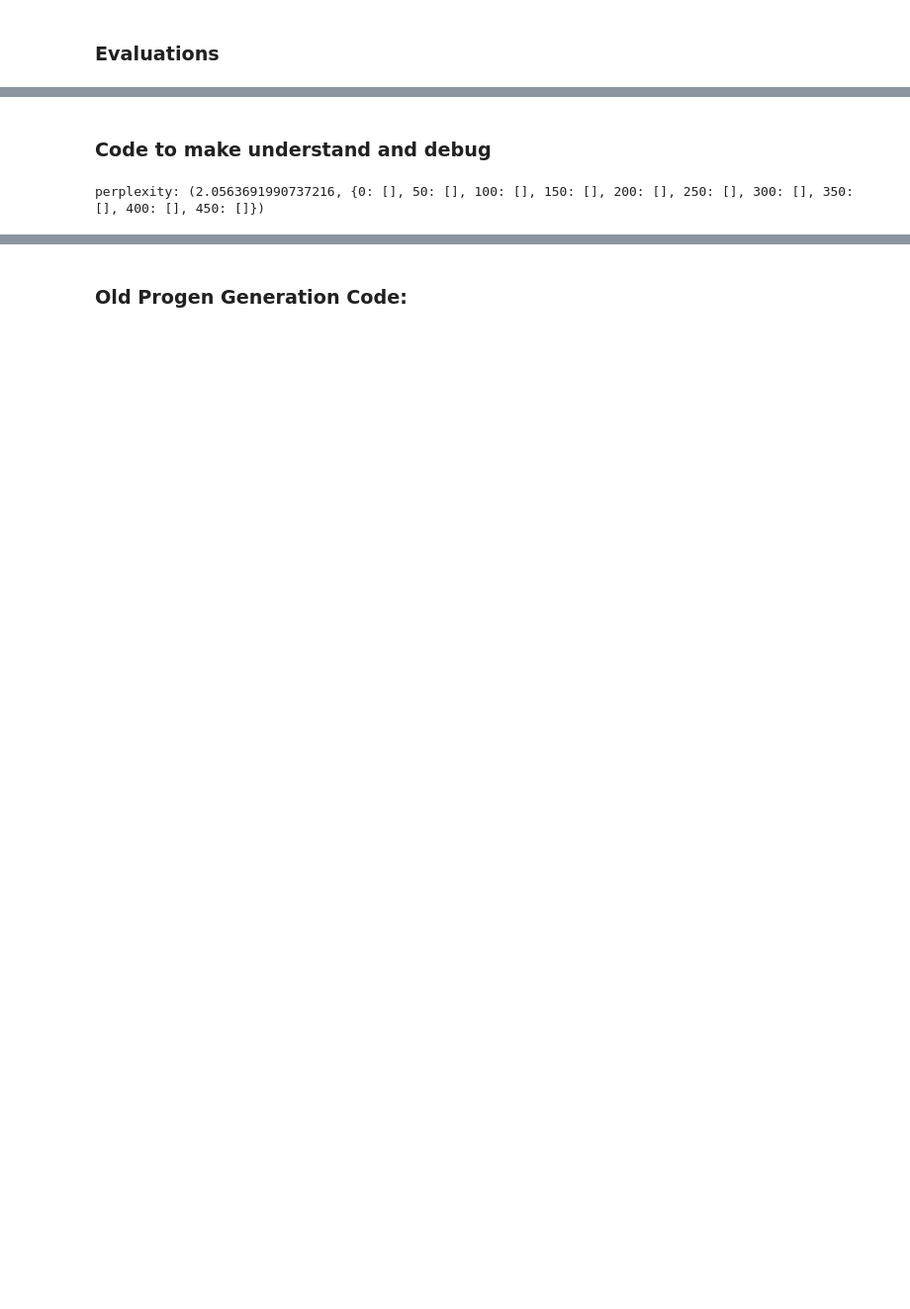
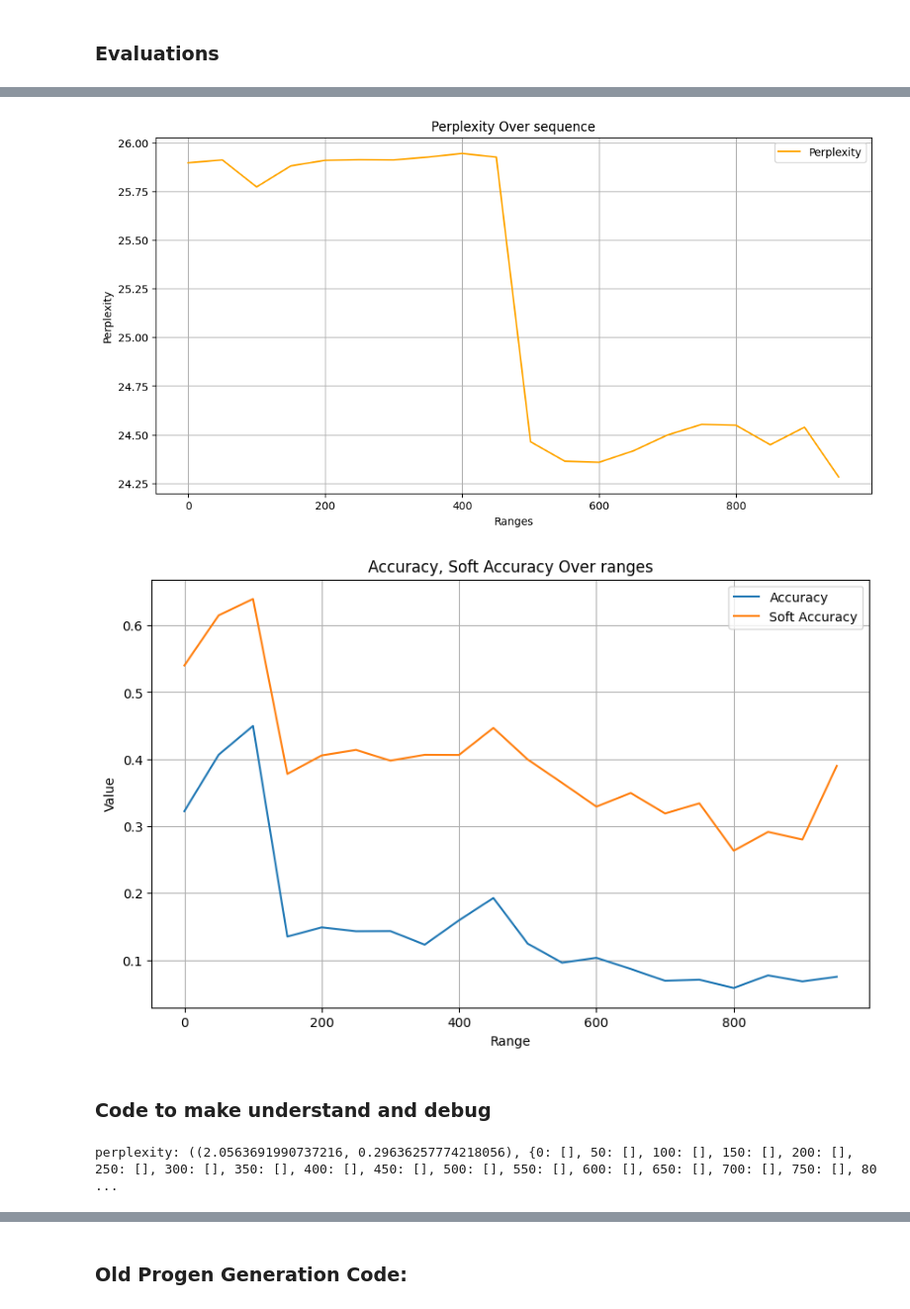
Before and after one commit to AnacletoLAB/Finenzyme, a Jupyter notebook: generation_example.ipynb, the cells around one changed output, grey strips where cells are left out. Shown at 99% size. Saved outputs shown, nothing was run; the diff lists cells and outputs as text; code cells hidden in the pictures; blank space fills up the shorter version.

```diff
--- a/generation_example.ipynb
+++ b/generation_example.ipynb
@@ -244,7 +268,7 @@ At each time step, we provide the true input sequence (+ 1 versus previous step)
 # %%
 
 def teacher_forcing_generation(input_sequence, tax_lineage, penalty, topk):
-    key_len = 0
+    # key_len = 0
     res = ""
     tokens_prob = []
     true_tokens_index_in_prob = []
@@ -372,6 +382,7 @@ ALERT: taxonomy id error for entry:  216597 , but lineage found.
 # %%
 # Create a directory named "ID_test_data" in the current working directory if it doesn't exist
-data_dir = "PF00959_test_data_no_kw_p_1.2_topk_3"
+data_dir = "PF00959_test_data_no_kw_p_1.2_topk_1_taxa_lineage_yes_new_taxa_conversion"
+query = "PF00959"
 os.makedirs(data_dir, exist_ok=True)
 
 # TODO, salvare tokens_prob e true_tokens_index_in_prob
@@ -438,7 +437,8 @@ def compute_all_hard_accuracies(true_sequences, predicted_sequences):
     assert num_seq == len(predicted_sequences)
     accuracy_all = []
     accuracy_dict = {0:[], 50:[], 100:[], 150:[], 200:[], 250:[], 300:[], 350:[], 400:[],
-                     450:[], 500:[], 550:[], 600:[], 650:[], 700:[], 750:[], 800:[], 850:[], 900:[]}
+                     450:[], 500:[], 550:[], 600:[], 650:[], 700:[], 750:[], 800:[], 850:[], 900:[],
+                     950:[], 1000:[], 1050:[], 1100:[], 1150:[], 1200:[], 1250:[], 1300:[], 1350:[], 1400:[], 1450:[], 1500:[]}
     for i in range(num_seq):
         sequence = true_sequences[i]
         predicted_sequence = predicted_sequences[i]
@@ -464,7 +464,8 @@ def compute_soft_accuracies(true_sequences, predicted_sequences, threshold = 0):
     assert num_seq == len(predicted_sequences)
     accuracy_all = []
     accuracy_dict = {0:[], 50:[], 100:[], 150:[], 200:[], 250:[], 300:[], 350:[],
-                     400:[], 450:[], 500:[], 550:[], 600:[], 650:[], 700:[], 750:[], 800:[], 850:[], 900:[]}
+                     400:[], 450:[], 500:[], 550:[], 600:[], 650:[], 700:[], 750:[], 800:[], 850:[], 900:[],
+                     950:[], 1000:[], 1050:[], 1100:[], 1150:[], 1200:[], 1250:[], 1300:[], 1350:[], 1400:[], 1450:[], 1500:[]}
     for i in range(num_seq):
         sequence = true_sequences[i]
         predicted_sequence = predicted_sequences[i]
@@ -513,7 +514,8 @@ def compute_perplexities(probs_all, indexes_all):
     assert num_seq == len(probs_all)
     perplexity_all = []
     perplexity_dict = {0:[], 50:[], 100:[], 150:[], 200:[], 250:[], 300:[], 350:[], 400:[],
-                       450:[], 500:[], 550:[], 600:[], 650:[], 700:[], 750:[], 800:[], 850:[], 900:[]}
+                       450:[], 500:[], 550:[], 600:[], 650:[], 700:[], 750:[], 800:[], 850:[],
+                       900:[], 950:[], 1000:[], 1050:[], 1100:[], 1150:[], 1200:[], 1250:[], 1300:[], 1350:[], 1400:[], 1450:[], 1500:[]}
     for i in range(num_seq):
         indexes = torch.tensor(indexes_all[i])
         probs = torch.tensor(probs_all[i])
@@ -532,6 +534,7 @@ def compute_perplexities(probs_all, indexes_all):
     return result, perplexity_dict
 # %%
 import pickle
+query = "PF00959"
 # paths to the saved .p files
 predicted_data_file = os.path.join(data_dir, "predicted_data_" + query + ".p")
 true_data_file = os.path.join(data_dir, "true_data_" + query + ".p")
@@ -635,3 +592,55 @@ plt.show()
+# %%
+accur_dict = accuracy_dict
+soft_accur_dict = soft_accuracy_dict
+perplex_dict = perplexity_dict
+import matplotlib.pyplot as plt
+
+
+# Filter out the empty values for perplexity
+x_values_perplexity = [x for x in accur_dict.keys() if perplex_dict[x]]
+perplexity_values = [perplex_dict[x] for x in x_values_perplexity]
+
+# Plot accuracy and soft accuracy on one graph
+plt.figure(figsize=(12, 6))
+
+plt.plot(x_values_perplexity, perplexity_values, label='Perplexity', color='orange')
+
+# Set labels and title
+plt.xlabel('Ranges')
+plt.ylabel('Perplexity')
+plt.title('Perplexity Over sequence')
+plt.legend()
+
+# Show the plot
+plt.grid(True)
+plt.show()
+
+
+# Create lists for x-axis and corresponding values for each dictionary
+# Filter out the empty values
+x_values = [x for x in accur_dict.keys() if accur_dict[x] and soft_accur_dict[x] and perplex_dict[x]]
+accuracy_values = [accur_dict[x] for x in x_values]
+soft_accuracy_values = [soft_accur_dict[x] for x in x_values]
+
+
+# Plot the data
+plt.figure(figsize=(10, 6))
+
+plt.plot(x_values, accuracy_values, label='Accuracy')
+plt.plot(x_values, soft_accuracy_values, label='Soft Accuracy')
+
+# Set labels and title
+plt.xlabel('Range')
+plt.ylabel('Value')
+plt.title('Accuracy, Soft Accuracy Over ranges')
+plt.legend()
+
+# Show the plot
+plt.grid(True)
+plt.show()
+# %% [output]
+[figure, added]
+[figure, added]
 # %% [markdown]
 <h3>Code to make understand and debug</h3>
 # %%
@@ -643,7 +652,7 @@ indexes_all = [[[0], [1]], [[1], [0]]]
 perplexity = compute_perplexities(probs_all, indexes_all)
 print("perplexity:", perplexity)
 # %% [output]
-perplexity: (2.0563691990737216, {0: [], 50: [], 100: [], 150: [], 200: [], 250: [], 300: [], 350: [], 400: [], 450: []})
+perplexity: ((2.0563691990737216, 0.29636257774218056), {0: [], 50: [], 100: [], 150: [], 200: [], 250: [], 300: [], 350: [], 400: [], 450: [], 500: [], 550: [], 600: [], 650: [], 700: [], 750: [], 80 ...
 # %%
 # DEVELOPMENT
 # Example usage of hard and soft accuracy computation
```
Also changed, not shown: parts of 15 cells of this notebook, 34 other files.
